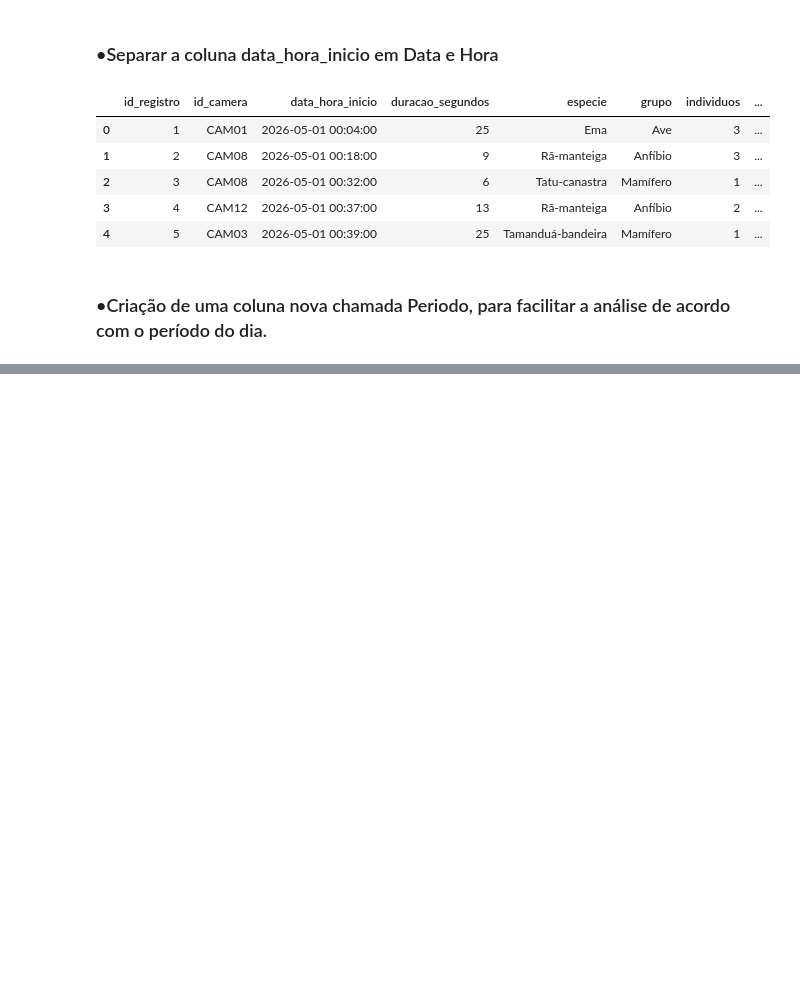
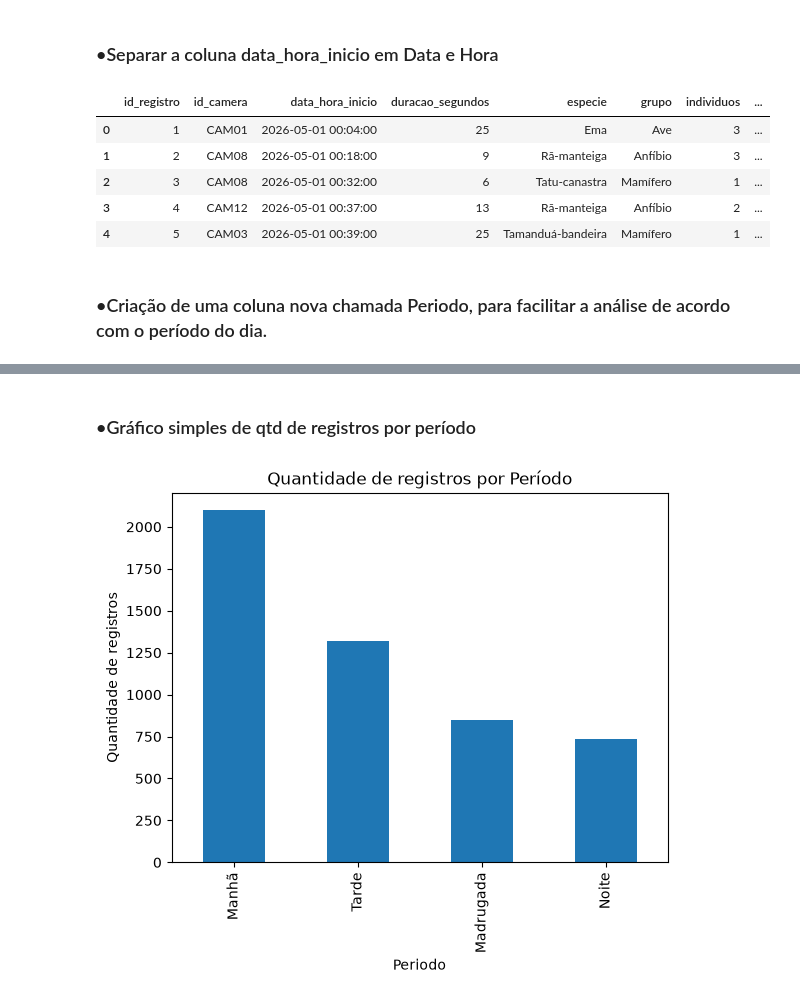
Before and after one commit to dinizjr/Trilha-IA, a Jupyter notebook: DS/Ex01.ipynb, the cells around one changed output, grey strips where cells are left out. Saved outputs shown, nothing was run; the diff lists cells and outputs as text; code cells hidden in the pictures; blank space fills up the shorter version.

Commit message:
Analise periodos

```diff
--- a/DS/Ex01.ipynb
+++ b/DS/Ex01.ipynb
@@ -305,13 +312,11 @@ datetime.time
 # %%
-from datetime import time
+dt['Periodo'] = 'Manhã'
 
-dt['Periodo'] = 'Dia'
+dt.loc[dt['Hora'].between(time(0, 0), time(5, 0)),'Periodo'] = 'Madrugada'
+dt.loc[dt['Hora'].between(time(12, 0), time(18, 0)),'Periodo'] = 'Tarde'
+dt.loc[dt['Hora'].between(time(19, 0), time(23, 0)),'Periodo'] = 'Noite'
 
-dt.loc[dt['Hora'].between(time(19, 0), time(0, 0)),'Periodo'] = 'Noite'
-dt.loc[dt['Hora'].between(time(12, 0), time(18, 0)),'Periodo'] = 'Tarde'
-dt.loc[dt['Hora'].between(time(0, 0), time(5, 0)),'Periodo'] = 'Madrugada'
-
-dt.head(100)
+dt.head()
 # %% [output]
 |  | id_registro | id_camera | data_hora_inicio | duracao_segundos | especie | grupo | individuos | ... |
 | 0 | 1 | CAM01 | 2026-05-01 00:04:00 | 25 | Ema | Ave | 3 | ... |
@@ -332,0 +338,13 @@ dt.head(100)
+# %% [markdown]
+### •Gráfico simples de qtd de registros por período
+# %%
+qtd_especies = dt.groupby('Periodo')['id_registro'].count().sort_values(ascending=False)
+qtd_especies.plot(kind='bar')
+
+plt.xlabel('Periodo')
+plt.ylabel('Quantidade de registros')
+plt.title('Quantidade de registros por Período')
+
+plt.show()
+# %% [output]
+[figure, added]
```
Also changed, not shown: parts of 12 cells of this notebook.
